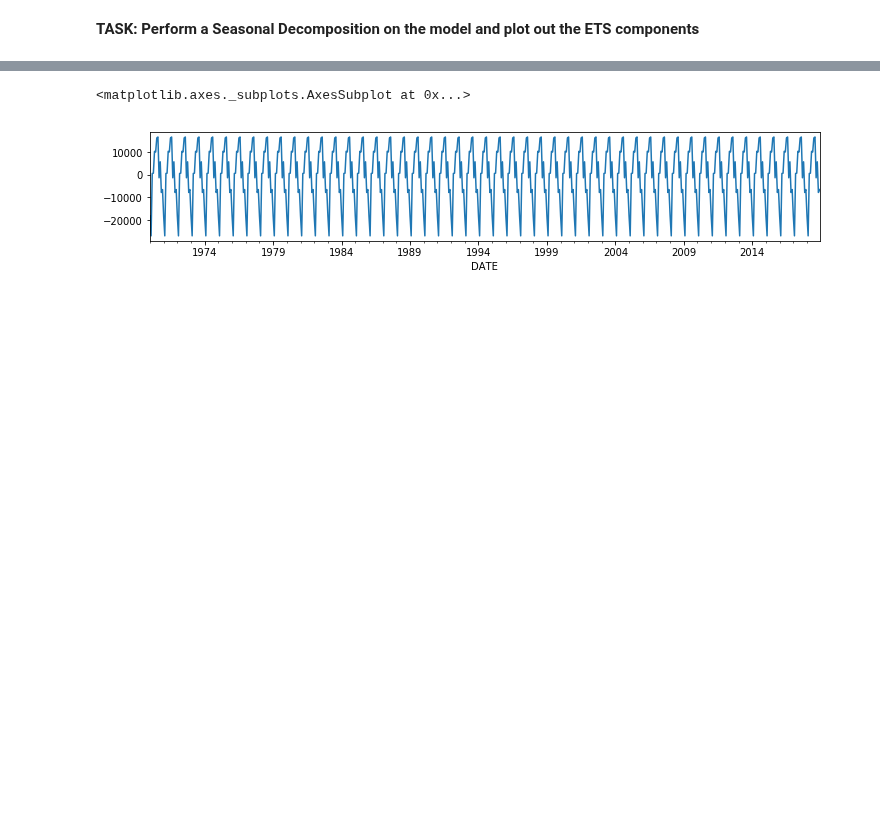
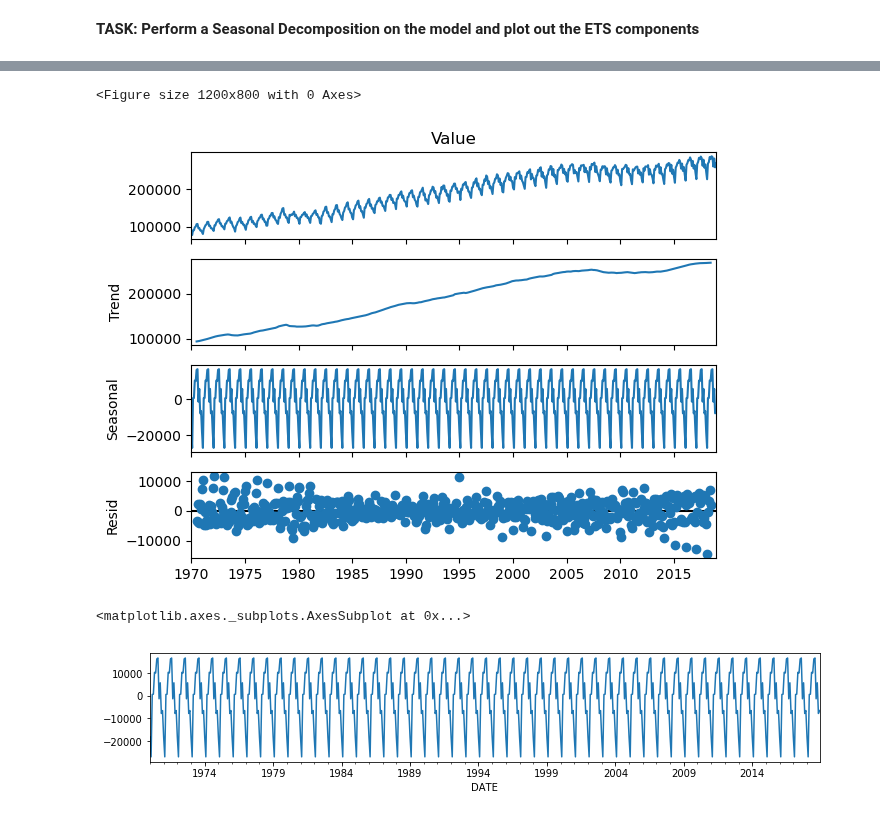
Before and after one commit to bigmoletos/WildCodeSchool_formation_IA_nov2023, a Jupyter notebook: quêtes/Semaine12/FD_LSTM_for_Miles_Traveled_Time_Series_Forecasting.ipynb, the cells around one changed output, grey strips where cells are left out. Cells and saved outputs as stored; diff of their text form; code cells hidden in the pictures; blank space fills up the shorter version.

```diff
--- a/quêtes/Semaine12/FD_LSTM_for_Miles_Traveled_Time_Series_Forecasting.ipynb
+++ b/quêtes/Semaine12/FD_LSTM_for_Miles_Traveled_Time_Series_Forecasting.ipynb
@@ -56,3 +86,22 @@ df.index.freq = 'MS'
+# %%
+# CODE HERE
+import pandas as pd
+from statsmodels.tsa.seasonal import seasonal_decompose
+import matplotlib.pyplot as plt
+
+# Assuming 'df' is your DataFrame and it has a DateTime index
+# and a column named 'Value' for the time series data.
+
+# Perform seasonal decomposition
+decomposition = seasonal_decompose(df['Value'], model='additive')
+
+# Plot the seasonal decomposition
+plt.figure(figsize=(12,8))
+fig = decomposition.plot()
+plt.show()
+# %% [output]
+<Figure size 1200x800 with 0 Axes>
+[figure, added]
 # %%
 # %% [output]
 <matplotlib.axes._subplots.AxesSubplot at 0x...>
```
Also changed, not shown: parts of 14 cells of this notebook, 1 other file.
